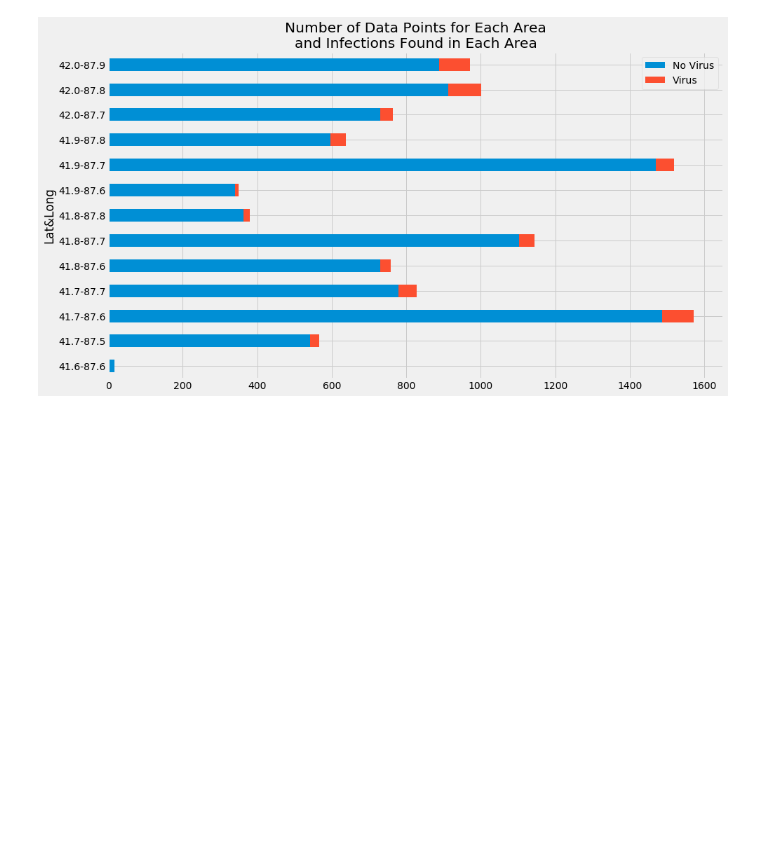
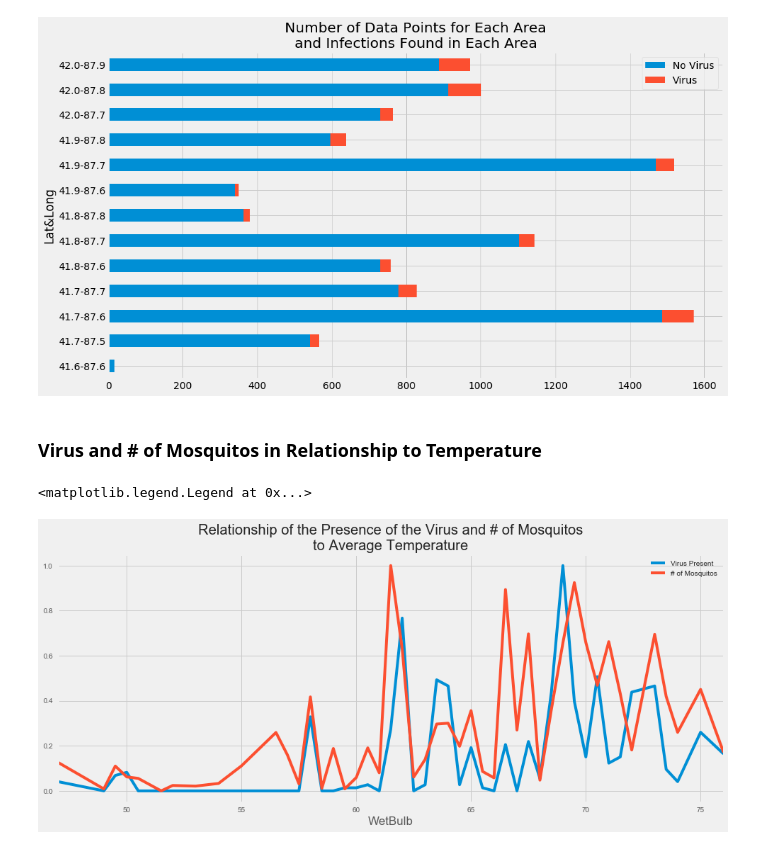
Before and after one commit to marcosan93/West-Nile-Virus-Kaggle, a Jupyter notebook: West-Nile-Data/Data-Exploration-Visualization.ipynb, the cells around one changed output. Saved outputs shown, nothing was run; the diff lists cells and outputs as text; code cells hidden in the pictures; blank space fills up the shorter version.

Commit message:
added more visualizations

```diff
--- a/West-Nile-Data/Data-Exploration-Visualization.ipynb
+++ b/West-Nile-Data/Data-Exploration-Visualization.ipynb
@@ -193,3 +194,22 @@ plt.show()
 # %% [output]
 <Figure size 1008x576 with 0 Axes>
 [figure]
+# %% [markdown]
+### Virus and # of Mosquitos in Relationship to Temperature
+# %%
+plt.style.use('fivethirtyeight')
+
+# DF consisting of the average temperature and the sum of the pre
+data = df.groupby('WetBulb').sum()[['WnvPresent','NumMosquitos']].sort_values(by='WetBulb', ascending=True)
+
+# Scaling because of the wildly different values between the presence of the Virus and the # of Mosquitos
+scaler = MinMaxScaler()
+
+data_scaled = pd.DataFrame(scaler.fit_transform(data), columns=data.columns, index=data.index)
+
+data_scaled.plot(figsize=(15,6),
+                 title='Relationship of the Presence of the Virus and # of Mosquitos\nto Average Temperature',
+                 legend=True).legend(['Virus Present', '# of Mosquitos'])
+# %% [output]
+<matplotlib.legend.Legend at 0x...>
+[figure, added]
```
Also changed, not shown: parts of 2 cells of this notebook, 1 other file.
